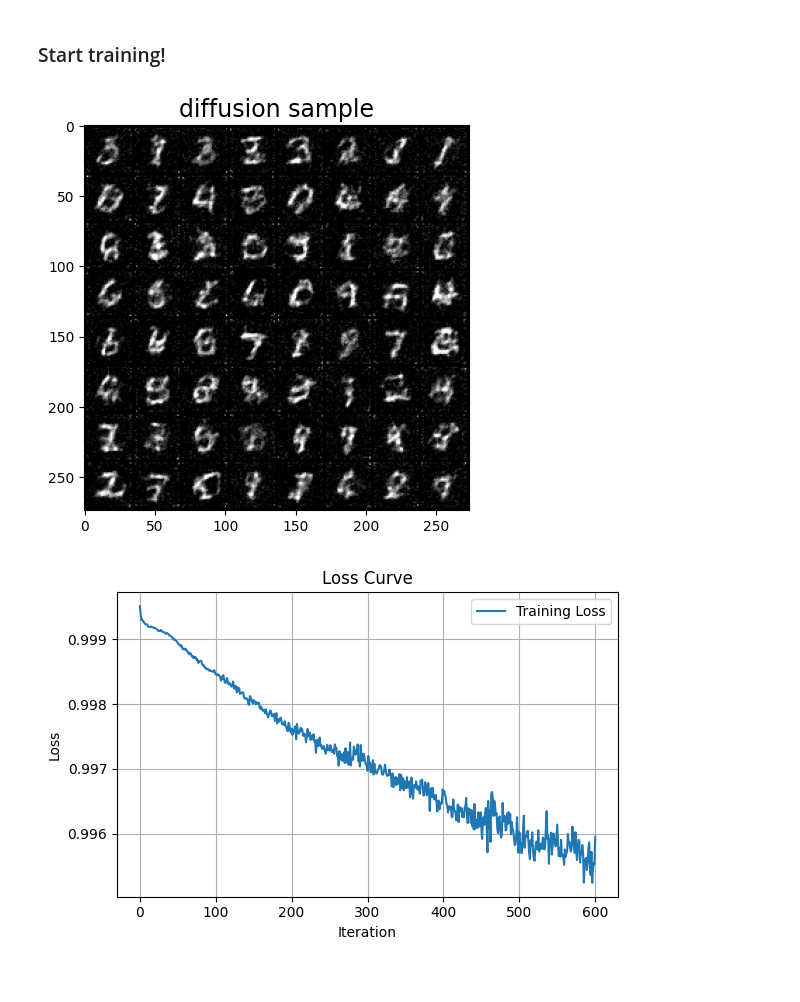
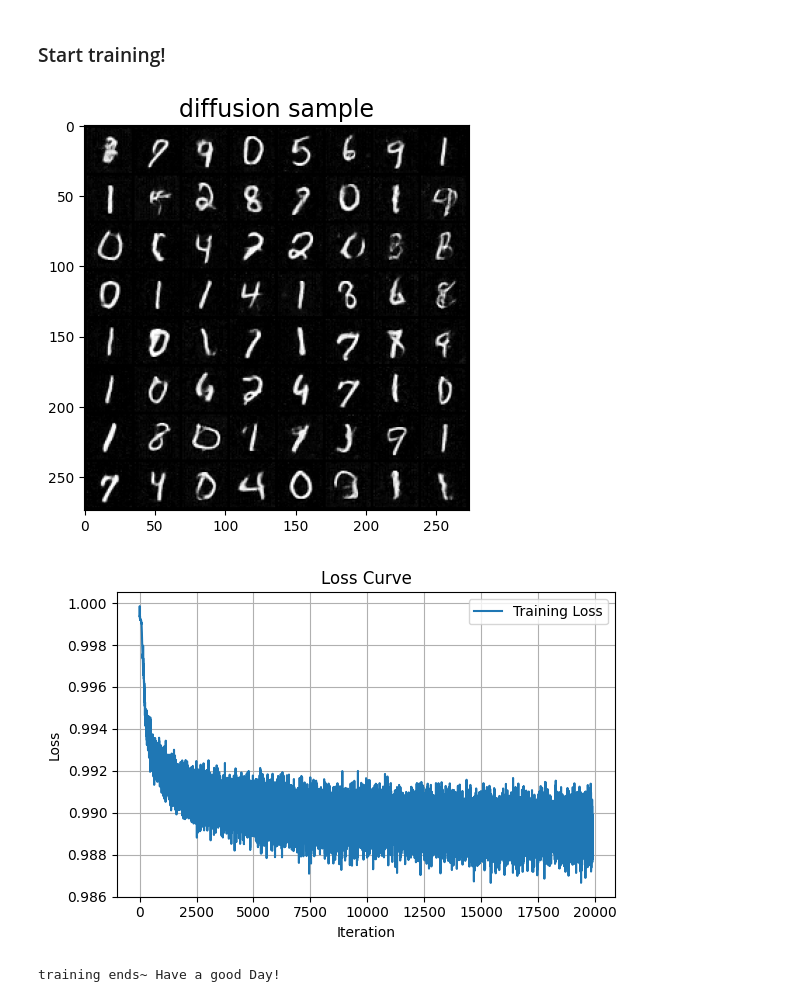
Before and after one commit to a-little-hoof/easy_meanflow, a Jupyter notebook: 1step_mnist_mf.ipynb, the cells around one changed output. Cells and saved outputs as stored; diff of their text form; code cells hidden in the pictures.

```diff
--- a/1step_mnist_mf.ipynb
+++ b/1step_mnist_mf.ipynb
@@ -409,11 +396,9 @@ class Unet(nn.Module):
 - Algorithm 1 in Mean Flows paper
 # %%
 class MeanFlowLoss:
-    def __init__(self, P_mean=-0.4, P_std=1.0, sigma_data=0.5,
-                 noise_dist='logit_normal', data_proportion=0.75, norm_p=1.0, norm_eps=1.0):
+    def __init__(self, P_mean=-0.4, P_std=1.0,noise_dist='logit_normal', data_proportion=0.75, norm_p=1.0, norm_eps=1.0):
         self.P_mean = P_mean
         self.P_std = P_std
-        self.sigma_data = sigma_data
         self.data_proportion = data_proportion
         self.norm_p = norm_p
         self.norm_eps = norm_eps
@@ -481,7 +466,7 @@ def generate(mf, noise):
     B,C,H,W = noise.shape[0], noise.shape[1], noise.shape[2], noise.shape[3]
 
     z = noise
-    t = torch.zeros(B,1,1,1).to(noise.device)
+    t = torch.ones(B,1,1,1).to(noise.device)
     h = torch.ones_like(t)  # Initialize h as ones
     x0 = z-mf(noise, t.squeeze(), h.squeeze())
 
@@ -568,22 +547,23 @@ def train(mf, max_iter, batch_size, mf_opt_args,
 # %%
 device = 'cuda'
 
 train_params = {
-    'max_iter': 50000,
+    'max_iter': 20000,
     'batch_size' : 128,
-    'mf_opt_args' : {'lr' : 0.0001, 'betas' : (0.9, 0.99), 'eps' : 1e-08},
+    'mf_opt_args' : {'lr' : 0.001, 'betas' : (0.9, 0.99), 'eps' : 1e-08},
     'num_workers': 4,
     'val_interval': 100}
 
 
 mf = Unet(
     dim=32,
     channels=1,
     dim_mults=(1, 2, 4, )
 ).to(device)
 
 
 train(mf, **train_params)
 # %% [output]
-[figure, old version]
+[figure, new version]
-[figure, old version]
+[figure, new version]
+training ends~ Have a good Day!
```
Also changed, not shown: parts of 2 cells of this notebook.
